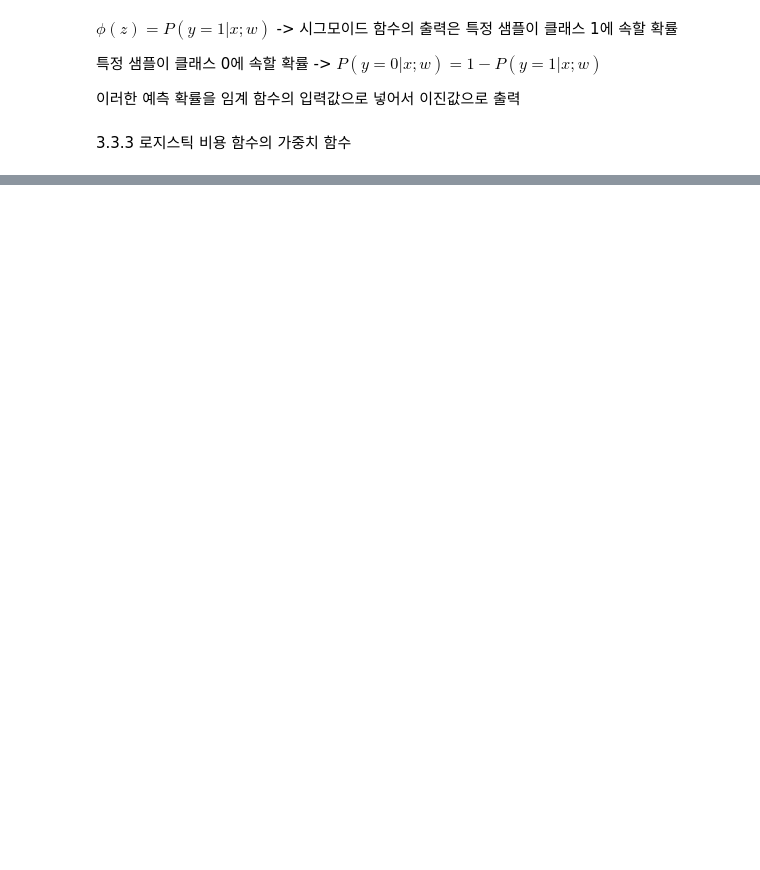
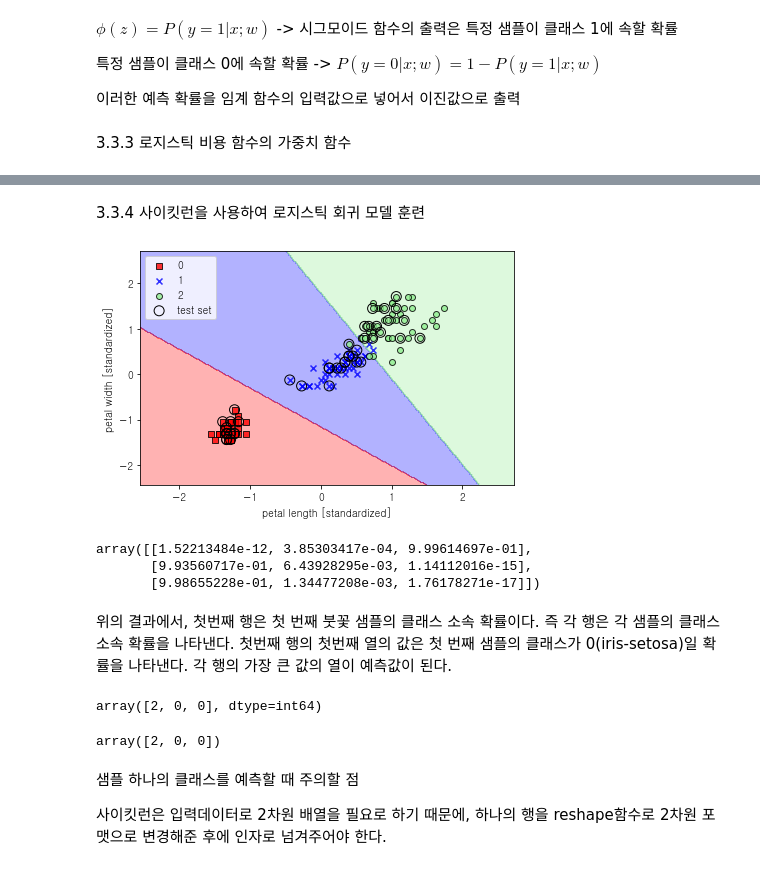
Before and after one commit to LeeDaeWook/ML_study, a Jupyter notebook: ml_study.ipynb, the cells around one changed output, grey strips where cells are left out. Drawn from its saved outputs; the diff is of its cells as text; code cells hidden in the pictures; blank space fills up the shorter version.

```diff
--- a/ml_study.ipynb
+++ b/ml_study.ipynb
@@ -629,0 +696,41 @@ findfont: Font family ['NanumMyeongjoOTF'] not found. Falling back to DejaVu San
+# %% [markdown]
+3.3.4 사이킷런을 사용하여 로지스틱 회귀 모델 훈련
+# %%
+from sklearn.linear_model import LogisticRegression
+lr = LogisticRegression(C=100.0, random_state=1)
+# C = 규제의 강도를 조절하는 파라미터 (float형, default=1.0)
+# 값이 클수록 규제가 약해지고, 값이 작을수록 규제가 강해진다.
+lr.fit(X_train_std, y_train)
+plot_decision_regions(X_combined_std, y_combined, classifier=lr,
+                     test_idx=range(105, 150))
+plt.xlabel('petal length [standardized]')
+plt.ylabel('petal width [standardized]')
+plt.legend(loc='upper left')
+plt.tight_layout()
+plt.show()
+# %% [output]
+[figure, added]
+# %%
+# 훈련 샘플이 어떤 클래스에 속할 확률 계산
+lr.predict_proba(X_test_std[:3, :])
+# %% [output]
+array([[1.52213484e-12, 3.85303417e-04, 9.99614697e-01],
+       [9.93560717e-01, 6.43928295e-03, 1.14112016e-15],
+       [9.98655228e-01, 1.34477208e-03, 1.76178271e-17]])
+# %% [markdown]
+위의 결과에서, 첫번째 행은 첫 번째 붓꽃 샘플의 클래스 소속 확률이다. 즉 각 행은 각 샘플의 클래스 소속 확률을 나타낸다. 첫번째 행의 첫번째 열의 값은 첫 번째 샘플의 클래스가 0(iris-setosa)일 확률을 나타낸다. 각 행의 가장 큰 값의 열이 예측값이 된다.
+# %%
+lr.predict_proba(X_test_std[:3, :]).argmax(axis=1)
+# argmax는 array형태의 input을 넣으면 가장 큰 원소의 인덱스를 반환
+# 가장 큰 원소가 여러개인 경우 가장 앞의 인덱스를 반환
+# %% [output]
+array([2, 0, 0], dtype=int64)
+# %%
+# predict 메서드를 직접 호출하는 방식으로 더욱 쉽게 클래스 레이블 반환
+lr.predict(X_test_std[:3, :])
+# %% [output]
+array([2, 0, 0])
+# %% [markdown]
+샘플 하나의 클래스를 예측할 때 주의할 점
+
+사이킷런은 입력데이터로 2차원 배열을 필요로 하기 때문에, 하나의 행을 reshape함수로 2차원 포맷으로 변경해준 후에 인자로 넘겨주어야 한다.
```
Also changed, not shown: parts of 13 cells of this notebook.
